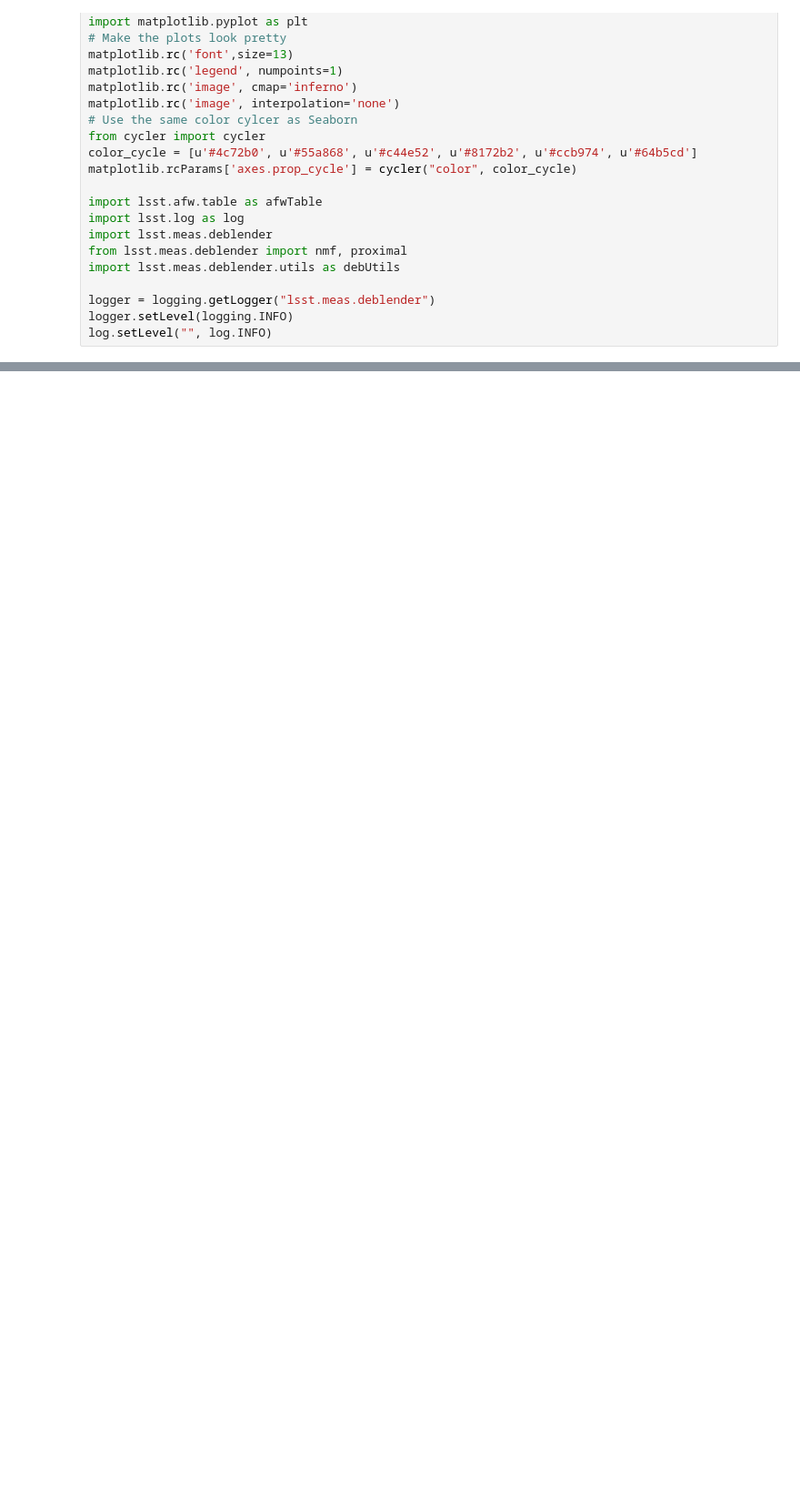
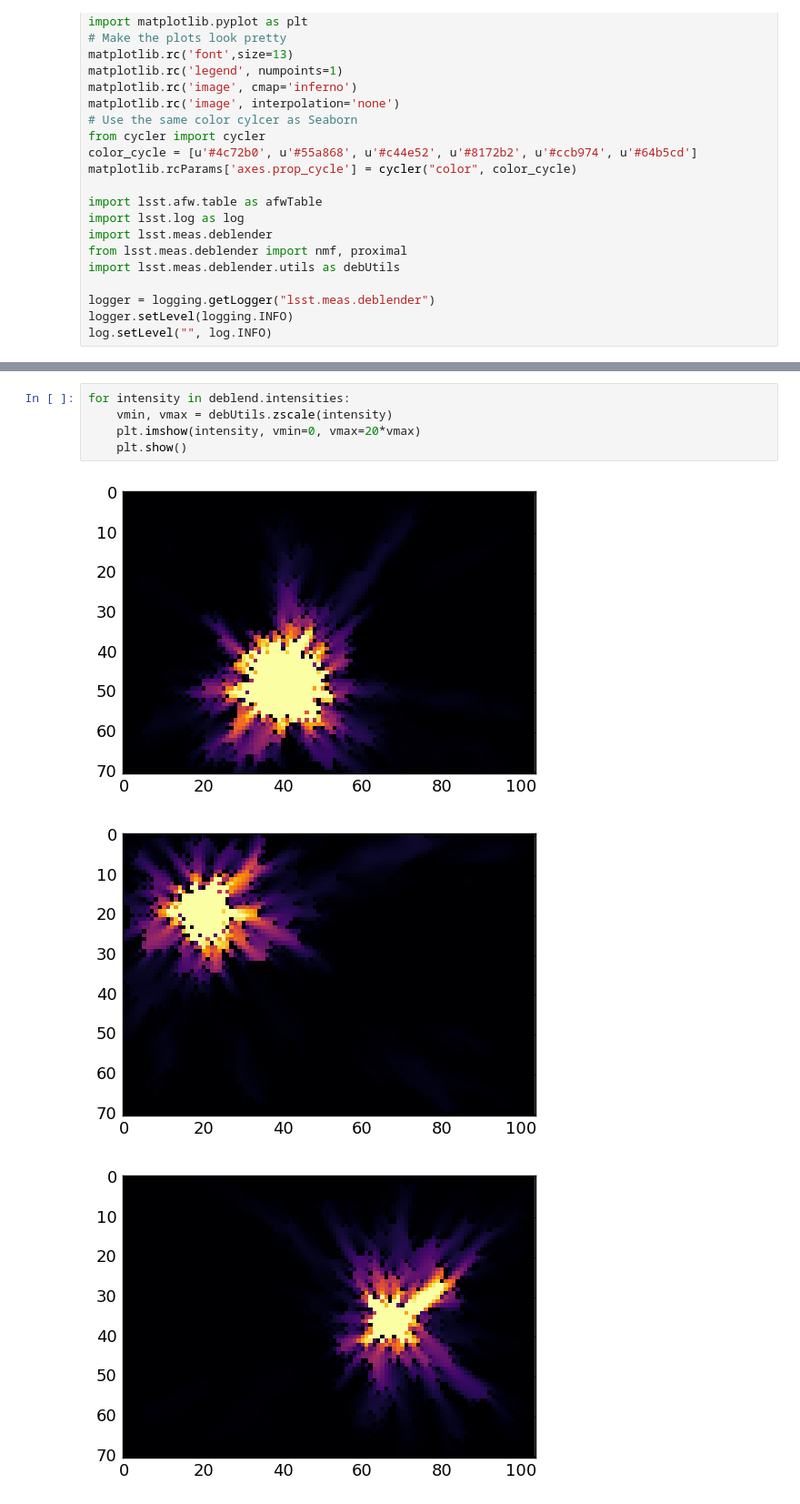
Before and after one commit to lsst/meas_deblender, a Jupyter notebook: examples/testNMFproximal.ipynb, the cells around one changed output, grey strips where cells are left out. Shown: that part at 91% size. Cells and saved outputs as stored; diff of their text form; blank space fills up the shorter version.

```diff
--- a/examples/testNMFproximal.ipynb
+++ b/examples/testNMFproximal.ipynb
@@ -68,0 +89,9 @@ OrderedDict([(1,
+# %%
+for intensity in deblend.intensities:
+    vmin, vmax = debUtils.zscale(intensity)
+    plt.imshow(intensity, vmin=0, vmax=20*vmax)
+    plt.show()
+# %% [output]
+[figure, added]
+[figure, added]
+[figure, added]
```
Also changed, not shown: parts of 9 cells of this notebook.
